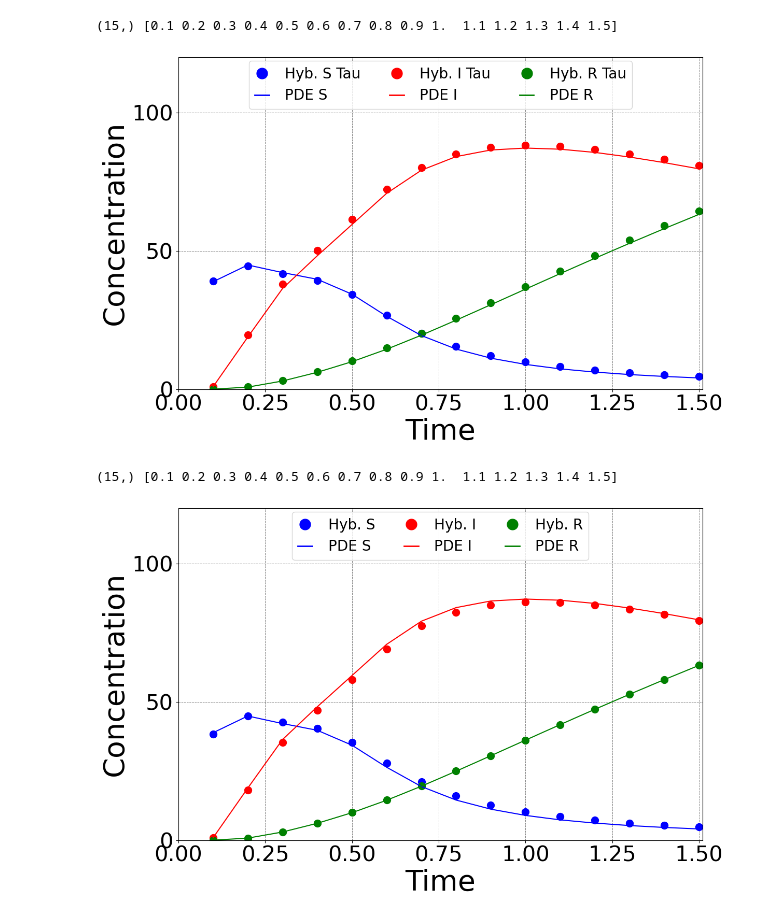
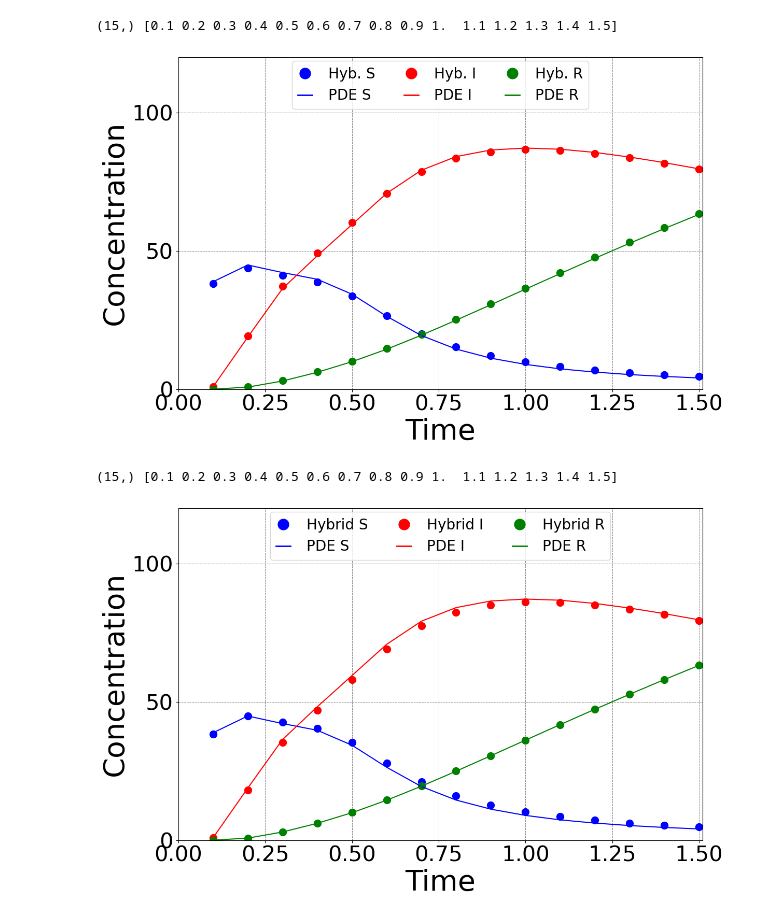
Before and after one commit to MargKos/multiscaleRD, a Jupyter notebook: multiscaleRD/CompareMean_SIR.ipynb, the cells around one changed output. Drawn from its saved outputs; the diff is of its cells as text; code cells hidden in the pictures.

```diff
--- a/multiscaleRD/CompareMean_SIR.ipynb
+++ b/multiscaleRD/CompareMean_SIR.ipynb
@@ -27,9 +27,9 @@ DiscreteRecAverage = np.load('./Solutions/RecAverageExplicitB.npy')
 
 # tau injection, tau reaction
 
-DiscreteSusAverageTau = np.load('./Solutions/SusAverageTauB.npy')
-DiscreteInfAverageTau = np.load('./Solutions/InfAverageTauB.npy')
-DiscreteRecAverageTau = np.load('./Solutions/RecAverageTauB.npy')
+DiscreteSusAverageTau = np.load('./Solutions/SusAverageImplicitB.npy')
+DiscreteInfAverageTau = np.load('./Solutions/InfAverageImplicitB.npy')
+DiscreteRecAverageTau = np.load('./Solutions/RecAverageImplicitB.npy')
 
 
 TimeExact=0
@@ -149,38 +149,38 @@ plt.yticks(yticks, fontsize=30)
 
 plt.ylim(0, 120)
 #plt.ylim(0, 30)
 plt.xlim(0, 1.51)
 
 plt.xlabel('Time', fontsize=40)
 plt.ylabel('Concentration', fontsize=40)
 
 # Create custom legend handles for dots and lines
 #sus_dot = Line2D([], [], color='blue', marker='x', linestyle='None', markersize=15, label='Hyb. S')
-sus_dotTau = Line2D([], [], color='blue', marker='o', linestyle='None', markersize=15, label='Hyb. S Tau')
+sus_dotTau = Line2D([], [], color='blue', marker='o', linestyle='None', markersize=15, label='Hyb. S')
 sus_line = Line2D([], [], color='blue', linestyle='-', linewidth=2, label='PDE S')
 
 #inf_dot = Line2D([], [], color='red', marker='x', linestyle='None', markersize=15, label='Hyb. I')
-inf_dotTau = Line2D([], [], color='red', marker='o', linestyle='None', markersize=15, label='Hyb. I Tau')
+inf_dotTau = Line2D([], [], color='red', marker='o', linestyle='None', markersize=15, label='Hyb. I')
 inf_line = Line2D([], [], color='red', linestyle='-', linewidth=2, label='PDE I')
 
 #rec_dot = Line2D([], [], color='green', marker='x', linestyle='None', markersize=15, label='Hyb. R')
-rec_dotTau = Line2D([], [], color='green', marker='o', linestyle='None', markersize=15, label='Hyb. R Tau')
+rec_dotTau = Line2D([], [], color='green', marker='o', linestyle='None', markersize=15, label='Hyb. R')
 rec_line = Line2D([], [], color='green', linestyle='-', linewidth=2, label='PDE R')
 
 # Combine all custom legend handles
 handles = [sus_dotTau , sus_line, inf_dotTau, inf_line ,rec_dotTau,rec_line]
 plt.legend(handles=handles, fontsize=20, handlelength=1, handletextpad=1.1,
            loc='upper center', bbox_to_anchor=(0.5, 1.01), ncol=3)
 plt.grid(which='both', linestyle='--', linewidth=0.7, color='gray')  # Customize as needed
 
 plt.tight_layout()
 
 
 
-plt.savefig('./Plots/Tau/SIRConcentrationB.png')
+plt.savefig('./Plots/Implicit/SIRConcentrationB.png')
 # %% [output]
 (15,) [0.1 0.2 0.3 0.4 0.5 0.6 0.7 0.8 0.9 1.  1.1 1.2 1.3 1.4 1.5]
-[figure, old version]
+[figure, new version]
 # %%
 # plot data
 Times=np.round(np.arange(ts, maxtime+ts, ts), 15) # if I start with 0 and save every ts
@@ -212,14 +212,14 @@ plt.xlabel('Time', fontsize=40)
 plt.ylabel('Concentration', fontsize=40)
 
 # Create custom legend handles for dots and lines
-sus_dot = Line2D([], [], color='blue', marker='o', linestyle='None', markersize=15, label='Hyb. S')
+sus_dot = Line2D([], [], color='blue', marker='o', linestyle='None', markersize=15, label='Hybrid S')
 
 sus_line = Line2D([], [], color='blue', linestyle='-', linewidth=2, label='PDE S')
 
-inf_dot = Line2D([], [], color='red', marker='o', linestyle='None', markersize=15, label='Hyb. I')
+inf_dot = Line2D([], [], color='red', marker='o', linestyle='None', markersize=15, label='Hybrid I')
 inf_line = Line2D([], [], color='red', linestyle='-', linewidth=2, label='PDE I')
 
-rec_dot = Line2D([], [], color='green', marker='o', linestyle='None', markersize=15, label='Hyb. R')
+rec_dot = Line2D([], [], color='green', marker='o', linestyle='None', markersize=15, label='Hybrid R')
 rec_line = Line2D([], [], color='green', linestyle='-', linewidth=2, label='PDE R')
 
 # Combine all custom legend handles
@@ -235,7 +235,7 @@ plt.tight_layout()
 plt.savefig('./Plots/Explicit/SIRConcentrationB.png')
 # %% [output]
 (15,) [0.1 0.2 0.3 0.4 0.5 0.6 0.7 0.8 0.9 1.  1.1 1.2 1.3 1.4 1.5]
-[figure, old version]
+[figure, new version]
 # %%
 TimeExactList=[]
 TimeImplicitList=[]
```
Also changed, not shown: parts of 1 cell of this notebook, 45 other files.
